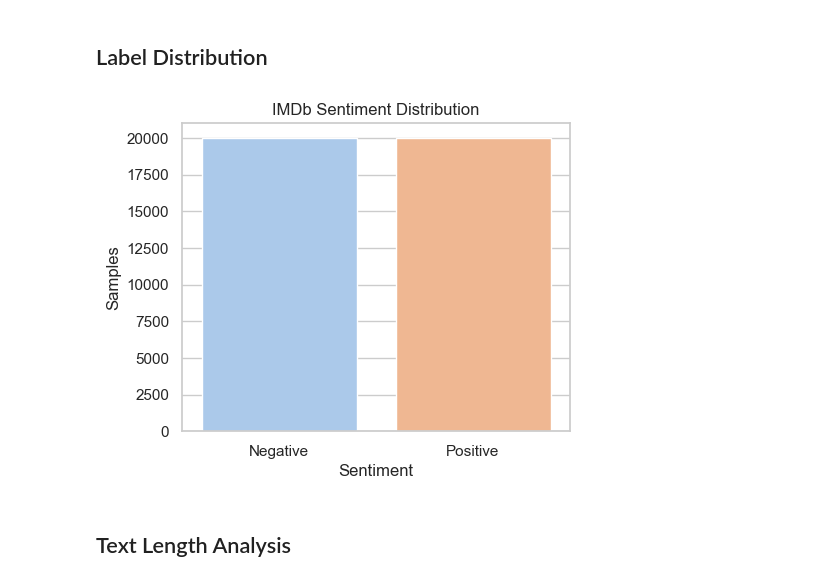
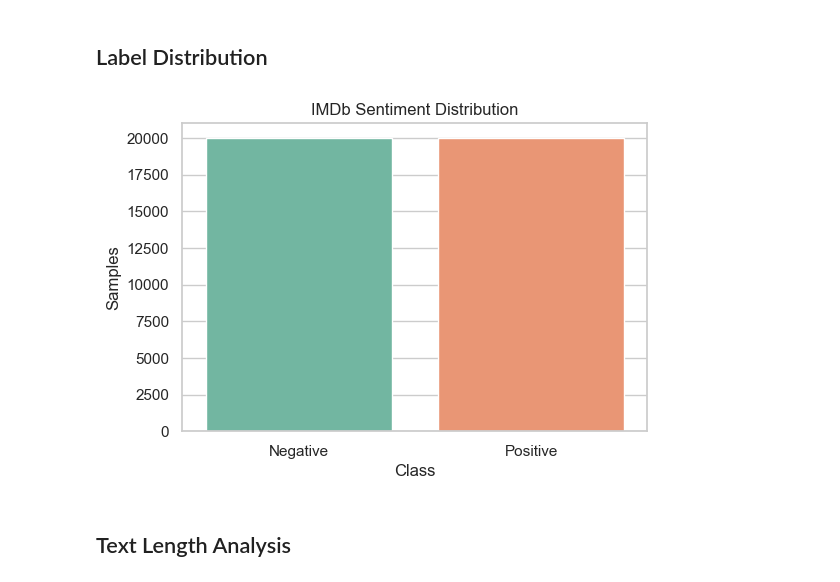
Before and after one commit to naghamo/deltaf1-hybrid-active-learning, a Jupyter notebook: eda_preprocessing/all_datasets_eda.ipynb, the cells around one changed output. Saved outputs shown, nothing was run; the diff lists cells and outputs as text; code cells hidden in the pictures.

```diff
--- a/eda_preprocessing/all_datasets_eda.ipynb
+++ b/eda_preprocessing/all_datasets_eda.ipynb
@@ -167,9 +194,5 @@ for label_id, label_name in label_map.items():
 # %% [markdown]
 ## Load Dataset
 # %%
-_,(df_train, df_val, df_test) = load_imdb()
-
-df = pd.concat([df_train, df_val])
-print(df.shape)
-df.head()
+imdb_train_val = load_data("imdb")
 # %% [output]
@@ -183,14 +212,9 @@ df.head()
 # %% [markdown]
 ##  Label Distribution
-# %%
-plt.figure(figsize=(5, 4))
-sns.countplot(data=df, x="label", palette="pastel")
-plt.xticks([0, 1], ["Negative", "Positive"])
-plt.title("IMDb Sentiment Distribution")
-plt.ylabel("Samples")
-plt.xlabel("Sentiment")
-plt.show()
-# %% [output]
-[figure, removed]
+# %%
+imdb_label_map = {0: "Negative", 1: "Positive"}
+plot_label_distribution(imdb_train_val, label_map=imdb_label_map, title="IMDb Sentiment Distribution")
+# %% [output]
+[figure, added]
 # %% [markdown]
 ##  Text Length Analysis
```
Also changed, not shown: parts of 26 cells of this notebook, 1 other file.
